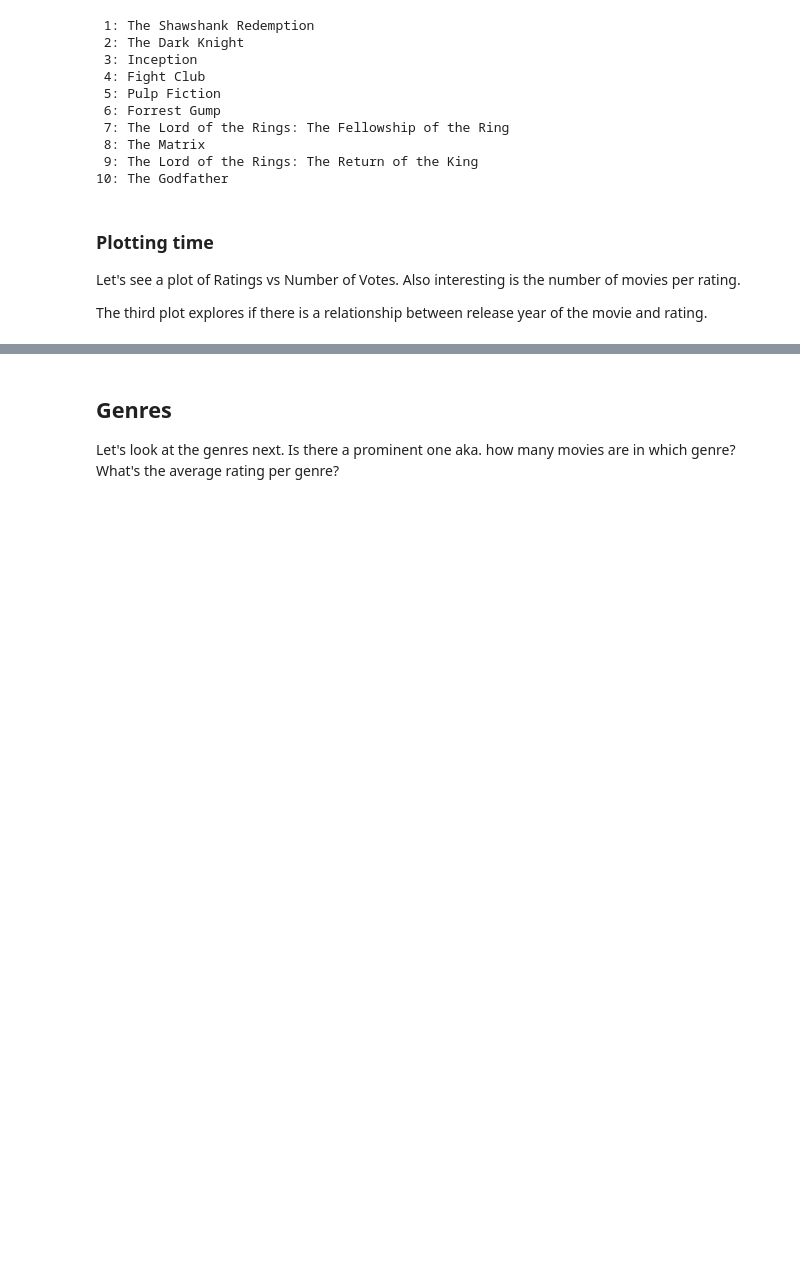
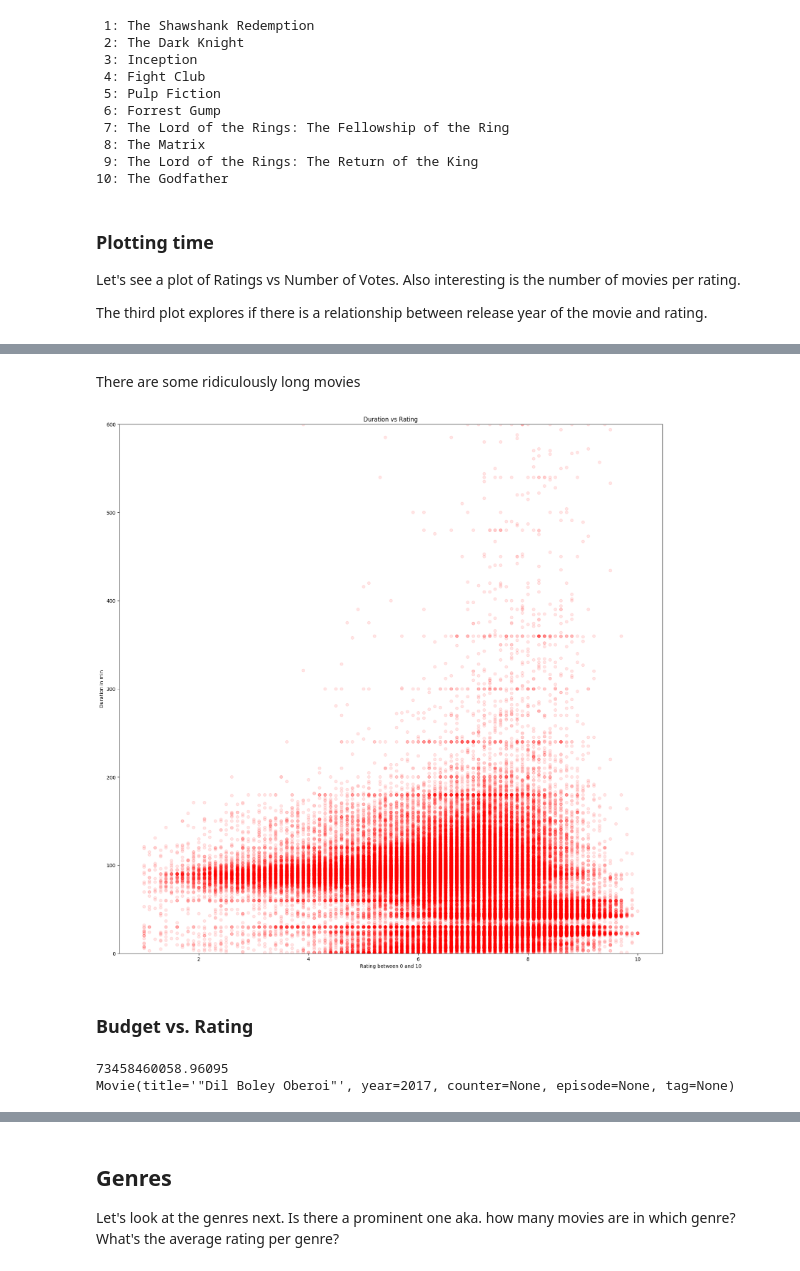
Before and after one commit to M4a1x/IMDBanalysis, a Jupyter notebook: src/visualize.ipynb, the cells around one changed output, grey strips where cells are left out. Saved outputs shown, nothing was run; the diff lists cells and outputs as text; code cells hidden in the pictures; blank space fills up the shorter version.

```diff
--- a/src/visualize.ipynb
+++ b/src/visualize.ipynb
@@ -180,0 +314,9 @@ ax.set_title("Duration vs Length")
+# %% [markdown]
+There are some ridiculously long movies
+# %%
+ax.set_ylim(0, 600)  # 10h maybe?
+fig
+# %% [output]
+[figure, added]
+# %% [markdown]
+### Budget vs. Rating
@@ -180,0 +329,32 @@ ax.set_title("Duration vs Length")
+# %%
+from currency_converter import CurrencyConverter
+from datetime import datetime
+import re
+c = CurrencyConverter(fallback_on_wrong_date=True, fallback_on_missing_rate=True)
+
+budgets = []
+ratings = []
+counter = 0
+for data in combined.items():
+    if data[1][0].bt and data[1][0].bt is not ['']:
+        counter = counter + 1
+        budget = sorted(data[1][0].bt)[-1].replace(',','') # Take the highest budget
+        budget = budget[:3] + ' ' + re.search(r'(\d+) .*', budget[4:]).group(1)
+
+        # We have to convert the currencies first.. Just taking the ones that currency data is available
+        if budget[:3] != 'USD':
+            try:
+                budget_conversed = c.convert(float(budget[4:]), budget[:3], 'USD', date=datetime(data[0].year, 1, 1))
+                budgets.append(budget_conversed)
+                ratings.append(data[1][1][1])
+                if budgets and budgets[-1] > 7e10:
+                    print(budgets[-1])
+                    print(data[0])
+            except:
+                pass
+        else:
+            budgets.append(float(budget[4:]))
+            ratings.append(data[1][1][1])
+# %% [output]
+73458460058.96095
+Movie(title='"Dil Boley Oberoi"', year=2017, counter=None, episode=None, tag=None)
```
Also changed, not shown: parts of 38 cells of this notebook, 1 other file.
